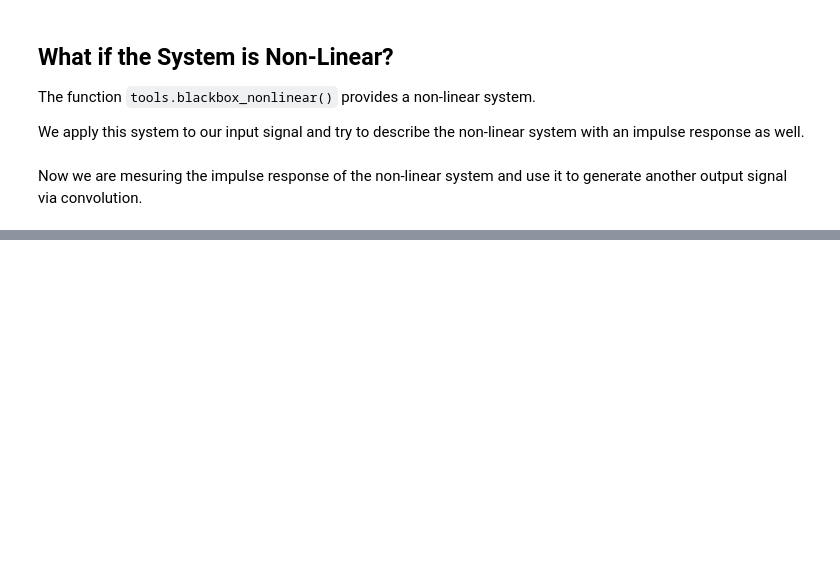
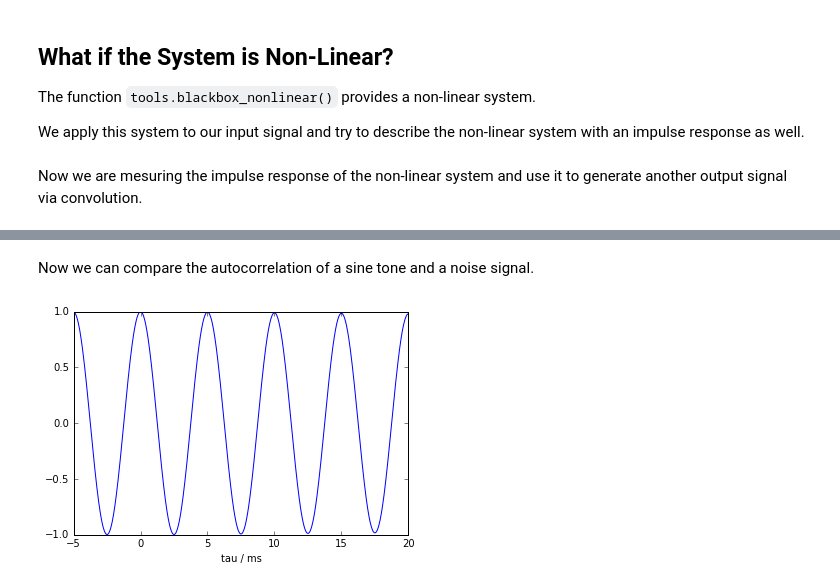
Before and after one commit to hagenw/audiotechnology-examples, a Jupyter notebook: 02_signal_processing.ipynb, the cells around one changed output, grey strips where cells are left out. Saved outputs shown, nothing was run; the diff lists cells and outputs as text; code cells hidden in the pictures; blank space fills up the shorter version.

Commit message:
Add example for autocorrelation

```diff
--- a/02_signal_processing.ipynb
+++ b/02_signal_processing.ipynb
@@ -172,0 +177,23 @@ Non-linear systems CANNOT be described by their impulse responses.
+# %%
+def autocorr(x):
+    n = len(x)
+    tau = np.hstack([-1*t[::-1][:-1],t]) # build time axis
+    phi = np.correlate(x, x, mode='full')
+    return phi / np.max(np.abs(phi)), tau
+# %% [markdown]
+Now we can compare the autocorrelation of a sine tone and a noise signal.
+# %%
+f = 200 # Hz
+amp = 0.3
+dur = 1 # seconds
+fs = 44100 # Hz
+t = np.arange(int(np.ceil(dur * fs))) / fs
+sine = amp * np.sin(2 * np.pi * f * t)
+noise = np.random.normal(scale=0.1, size=len(sine))
+# %%
+phi, tau = autocorr(sine)
+plt.plot(tau*1000,phi)
+plt.xlim(-5,20)
+plt.xlabel("tau / ms");
+# %% [output]
+[figure, added]
```
Also changed, not shown: parts of 4 cells of this notebook.
